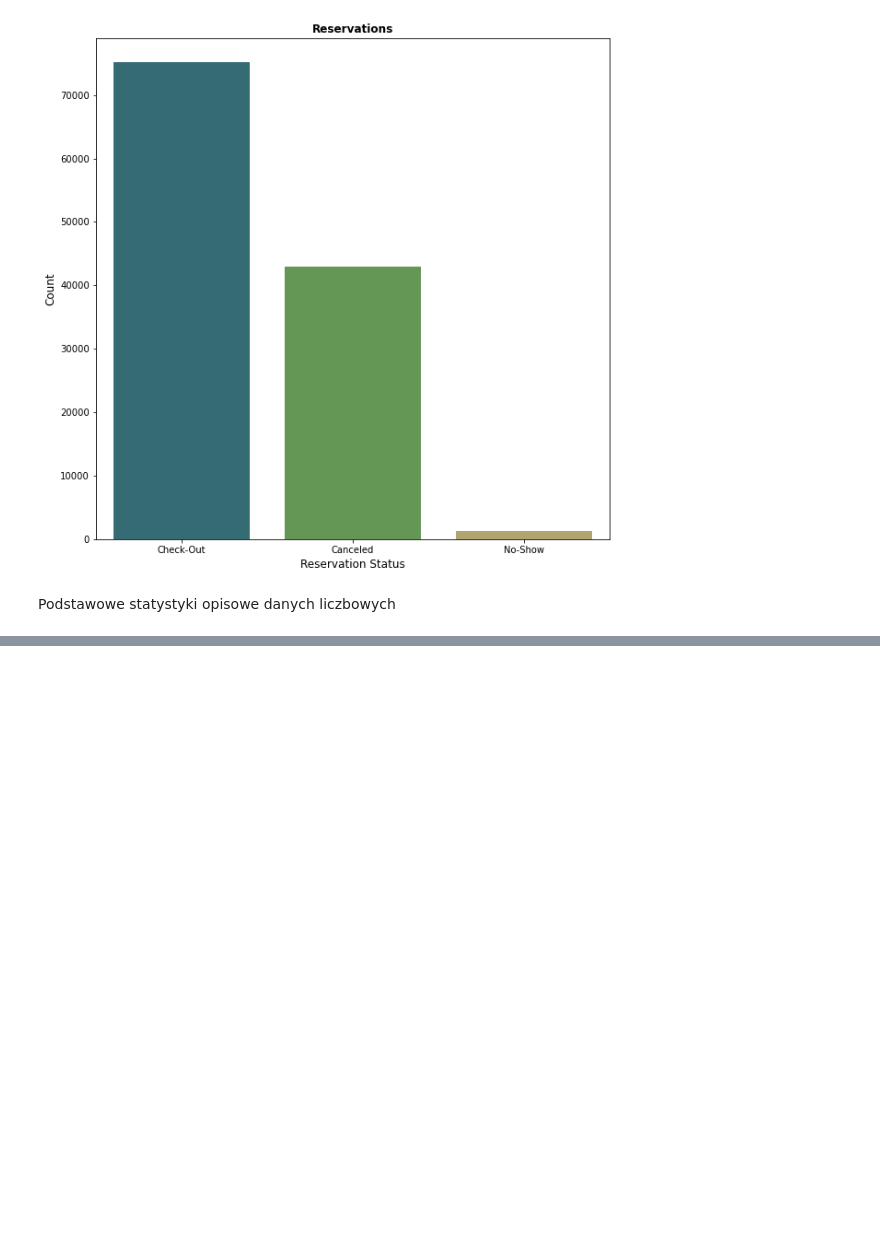
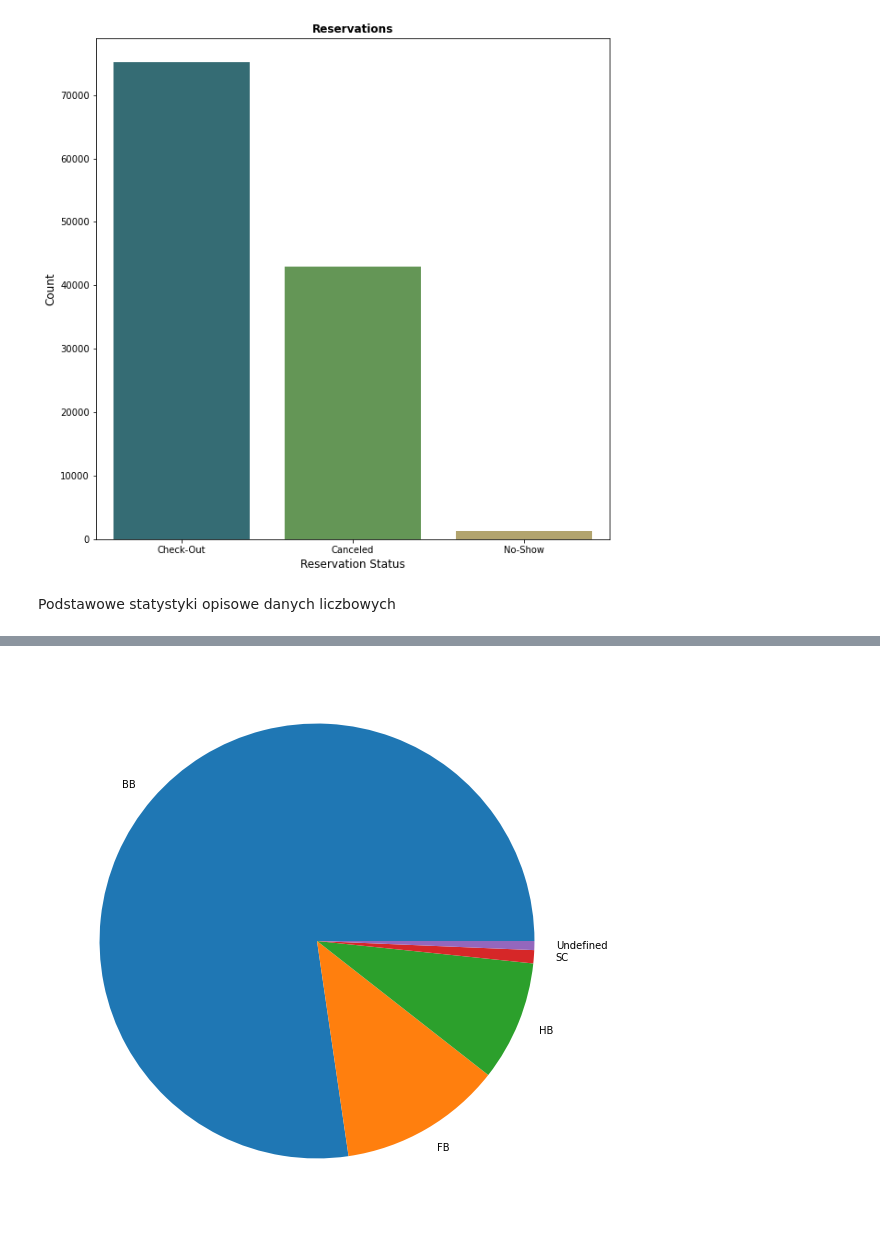
Before and after one commit to kaugustowski/hotel-data-sda, a Jupyter notebook: hotels.ipynb, the cells around one changed output, grey strips where cells are left out. Drawn from its saved outputs; the diff is of its cells as text; code cells hidden in the pictures; blank space fills up the shorter version.

```diff
--- a/hotels.ipynb
+++ b/hotels.ipynb
@@ -143,0 +166,8 @@ hotel_df['assigned_room_type'].unique()
+# %%
+meal_types = hotel_df['meal'].unique()
+size = hotel_df['meal'].value_counts()
+plt.figure(figsize=(10,10))
+plt.pie(size, labels=meal_types)
+plt.show()
+# %% [output]
+[figure, added]
```
Also changed, not shown: parts of 16 cells of this notebook.
